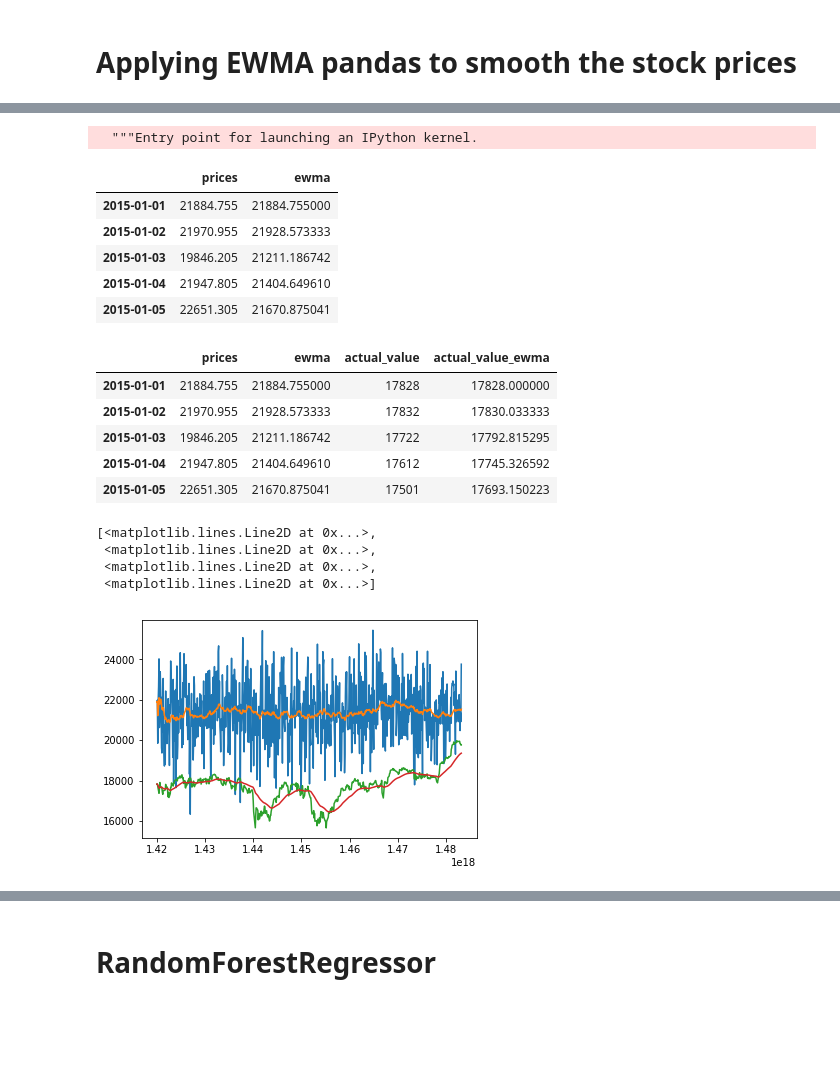
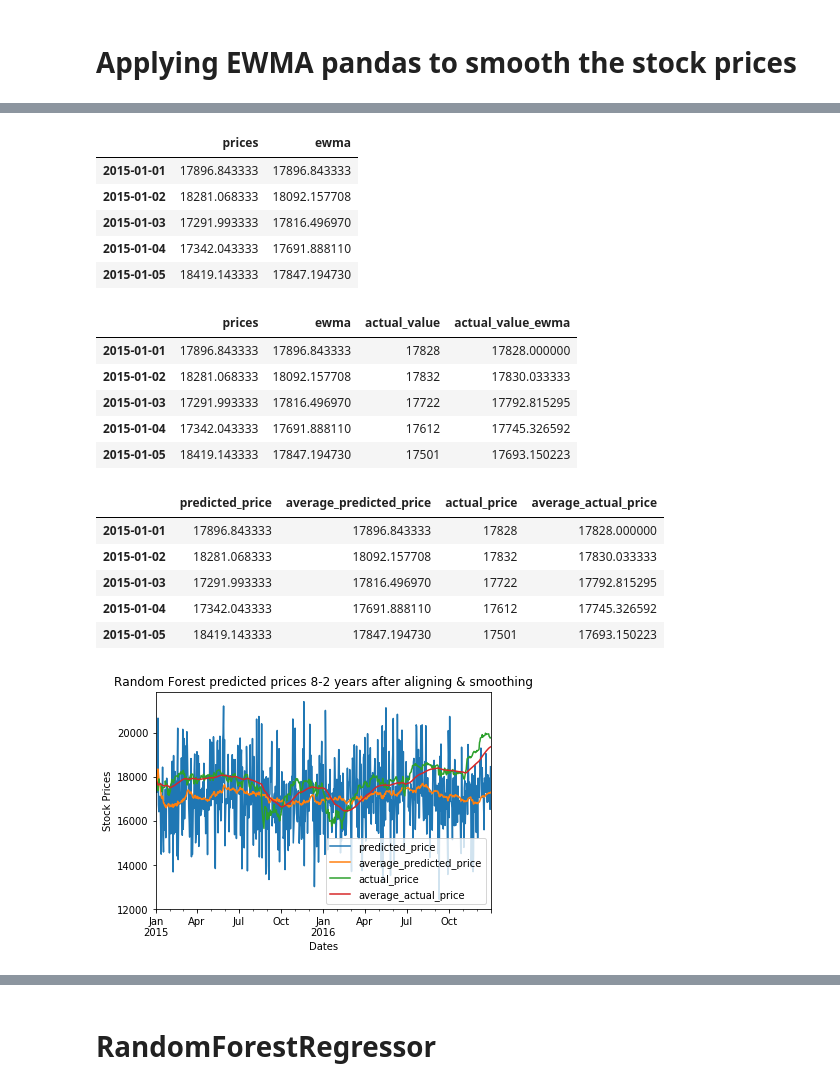
Before and after one commit to sanchitchawla/stockprediction, a Jupyter notebook: Generating Different Models.ipynb, the cells around one changed output, grey strips where cells are left out. Cells and saved outputs as stored; diff of their text form; code cells hidden in the pictures; blank space fills up the shorter version.

```diff
--- a/Generating Different Models.ipynb
+++ b/Generating Different Models.ipynb
@@ -315,43 +284,43 @@ predictions_df.head()
 # %%
-predictions_df['ewma'] = pd.ewma(predictions_df["prices"], span=60, freq="D")
+predictions_df['ewma'] = predictions_df["prices"].ewm(span=60,min_periods=0,freq="D",adjust=True,ignore_na=False).mean()
-# %% [output]
-  """Entry point for launching an IPython kernel.
 # %%
 predictions_df.head()
 # %% [output]
 |  | prices | ewma |
-| 2015-01-01 | 21884.755 | 21884.755000 |
-| 2015-01-02 | 21970.955 | 21928.573333 |
-| 2015-01-03 | 19846.205 | 21211.186742 |
-| 2015-01-04 | 21947.805 | 21404.649610 |
-| 2015-01-05 | 22651.305 | 21670.875041 |
+| 2015-01-01 | 17896.843333 | 17896.843333 |
+| 2015-01-02 | 18281.068333 | 18092.157708 |
+| 2015-01-03 | 17291.993333 | 17816.496970 |
+| 2015-01-04 | 17342.043333 | 17691.888110 |
+| 2015-01-05 | 18419.143333 | 17847.194730 |
 # %%
 predictions_df['actual_value'] = test['prices']
-predictions_df['actual_value_ewma'] = pd.ewma(predictions_df["actual_value"], span=60, freq="D")
+predictions_df['actual_value_ewma'] = predictions_df["actual_value"].ewm(span=60,min_periods=0,freq="D",adjust=True,ignore_na=False).mean()
 # %%
 predictions_df.head()
 # %% [output]
 |  | prices | ewma | actual_value | actual_value_ewma |
-| 2015-01-01 | 21884.755 | 21884.755000 | 17828 | 17828.000000 |
-| 2015-01-02 | 21970.955 | 21928.573333 | 17832 | 17830.033333 |
-| 2015-01-03 | 19846.205 | 21211.186742 | 17722 | 17792.815295 |
-| 2015-01-04 | 21947.805 | 21404.649610 | 17612 | 17745.326592 |
-| 2015-01-05 | 22651.305 | 21670.875041 | 17501 | 17693.150223 |
+| 2015-01-01 | 17896.843333 | 17896.843333 | 17828 | 17828.000000 |
+| 2015-01-02 | 18281.068333 | 18092.157708 | 17832 | 17830.033333 |
+| 2015-01-03 | 17291.993333 | 17816.496970 | 17722 | 17792.815295 |
+| 2015-01-04 | 17342.043333 | 17691.888110 | 17612 | 17745.326592 |
+| 2015-01-05 | 18419.143333 | 17847.194730 | 17501 | 17693.150223 |
 # %%
 # Changing column names
 predictions_df.columns = ['predicted_price', 'average_predicted_price', 'actual_price', 'average_actual_price']
+predictions_df.head()
+# %% [output]
+|  | predicted_price | average_predicted_price | actual_price | average_actual_price |
+| 2015-01-01 | 17896.843333 | 17896.843333 | 17828 | 17828.000000 |
+| 2015-01-02 | 18281.068333 | 18092.157708 | 17832 | 17830.033333 |
+| 2015-01-03 | 17291.993333 | 17816.496970 | 17722 | 17792.815295 |
+| 2015-01-04 | 17342.043333 | 17691.888110 | 17612 | 17745.326592 |
+| 2015-01-05 | 18419.143333 | 17847.194730 | 17501 | 17693.150223 |
 # %%
-# Now plotting test predictions after smoothing
-# predictions_plot = predictions_df.plot(title='Random Forest predicted prices 8-2 years after aligning & smoothing')
-# predictions_plot.set_xlabel("Dates")
-# predictions_plot.set_ylabel("Stock Prices")
-# fig = predictions_plot.get_figure()
-# fig.savefig("graphs/random forest after smoothing.png")
-
-plt.plot(predictions_df)
+#Now plotting test predictions after smoothing
+predictions_plot = predictions_df.plot(title='Random Forest predicted prices 8-2 years after aligning & smoothing')
+predictions_plot.set_xlabel("Dates")
+predictions_plot.set_ylabel("Stock Prices")
+fig = predictions_plot.get_figure()
+fig.savefig("graphs/random forest after smoothing.png")
 # %% [output]
-[<matplotlib.lines.Line2D at 0x...>,
- <matplotlib.lines.Line2D at 0x...>,
- <matplotlib.lines.Line2D at 0x...>,
- <matplotlib.lines.Line2D at 0x...>]
-[figure, old version]
+[figure, new version]
```
Also changed, not shown: parts of 34 cells of this notebook, 4 other files.
